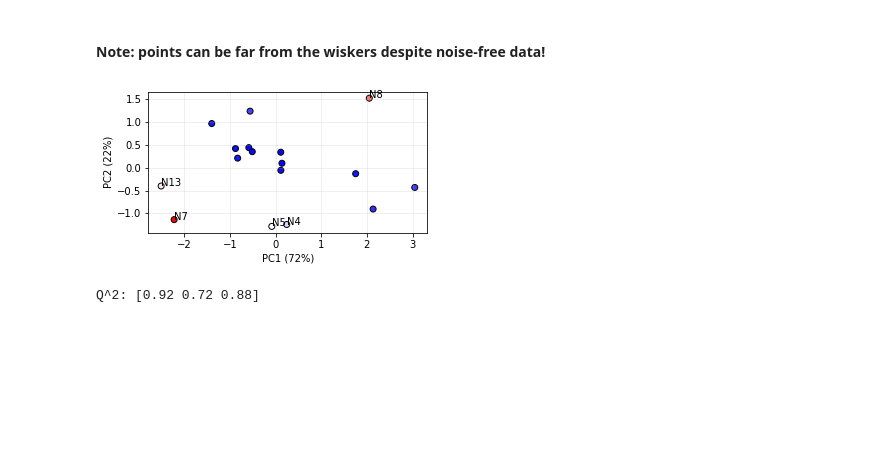
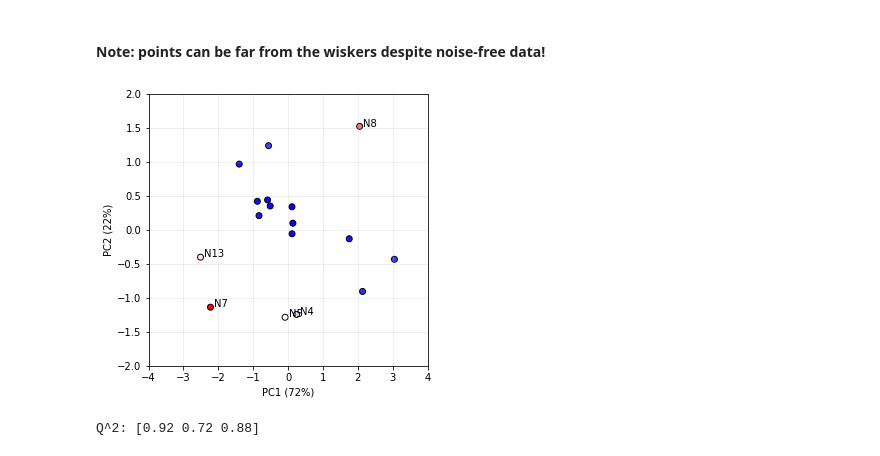
Before and after one commit to jsdiazpo/Bayesian-Digressions, a Jupyter notebook: DoE+PYMC.ipynb, the cells around one changed output. Saved outputs shown, nothing was run; the diff lists cells and outputs as text; code cells hidden in the pictures; blank space fills up the shorter version.

```diff
--- a/DoE+PYMC.ipynb
+++ b/DoE+PYMC.ipynb
@@ -183,38 +183,38 @@ y3: 6 7 12
 # %%
 from sklearn.preprocessing import StandardScaler
 from sklearn.decomposition import PCA
 num_components = 2
 pca = PCA(n_components=num_components)
-X_znorm = StandardScaler().fit_transform(df[responses])
-X_pca = pca.fit_transform(X_znorm)
+Y_znorm = StandardScaler().fit_transform(df[responses])
+Y_pca = pca.fit_transform(Y_znorm)
 explained_variance = pca.explained_variance_ratio_
 
 distance2 = np.zeros(X_pca.shape[0])
 for i in range(num_components):
-    distance2 += (X_pca[:,i] - np.mean(X_pca[:,:num_components]))**2
+    distance2 += (Y_pca[:,i] - np.mean(Y_pca[:,:num_components]))**2
 d_euclidean = np.sqrt(distance2)
 
 from sklearn.covariance import EmpiricalCovariance, MinCovDet
 
 # fit a Minimum Covariance Determinant (MCD) robust estimator to data
-robust_cov = MinCovDet().fit(X_pca[:,:num_components])
+robust_cov = MinCovDet().fit(Y_pca[:,:num_components])
 # Get the Mahalanobis distance
-d_mahalanobis = robust_cov.mahalanobis(X_pca[:,:num_components])
+d_mahalanobis = robust_cov.mahalanobis(Y_pca[:,:num_components])
 
-fig, ax = plt.subplots(nrows=1, ncols=1)
-fig.set_size_inches(5, 5)
-ax.set_aspect('equal')
-ax.scatter(X_pca[:, 0], X_pca[:, 1], alpha=0.975, c=d_mahalanobis, cmap='bwr', edgecolors='k')
-ax.set(xlabel=f'PC1 ({explained_variance[0]*100:.0f}%)',
-       ylabel=f'PC2 ({explained_variance[1]*100:.0f}%)',
-       # xlim=[-3,3], ylim=[-3,3]
+fig, ax = plt.subplots(nrows=1, ncols=1, figsize=(5, 5))
+# ax.set_aspect('equal')
+ax.scatter(Y_pca[:, 0], Y_pca[:, 1], alpha=0.975, c=d_mahalanobis, cmap='bwr', edgecolors='k')
+explained_var = explained_variance
+ax.set(xlabel=f'PC1 ({explained_var[0]*100:.0f}%)',
+       ylabel=f'PC2 ({explained_var[1]*100:.0f}%)',
+       xlim=[-4,4], ylim=[-2,2]
       )
 ax.grid(lw=1, alpha=0.2, zorder=-5)
 for i, d in enumerate(d_mahalanobis):
     if d > 15:
-        ax.text(X_pca[i, 0], X_pca[i, 1], df['Exp Name'][i])
+        ax.text(Y_pca[i, 0]+0.1, Y_pca[i, 1], df['Exp Name'][i])
 # %% [output]
-[figure, old version]
+[figure, new version]
 # %%
 model = LinearRegression()#fit_intercept=False)
 Yp = cross_val_predict(model, X, Y, cv=X.shape[0])
```
Also changed, not shown: parts of 2 cells of this notebook.
